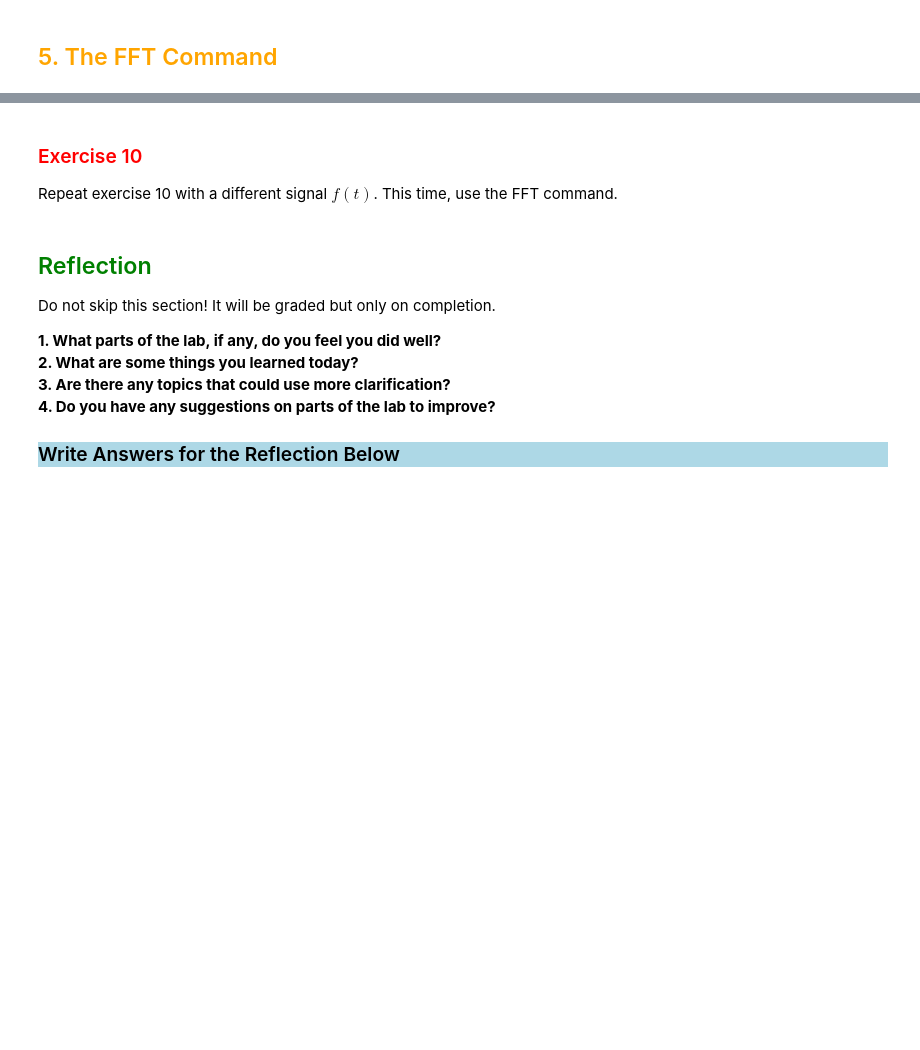
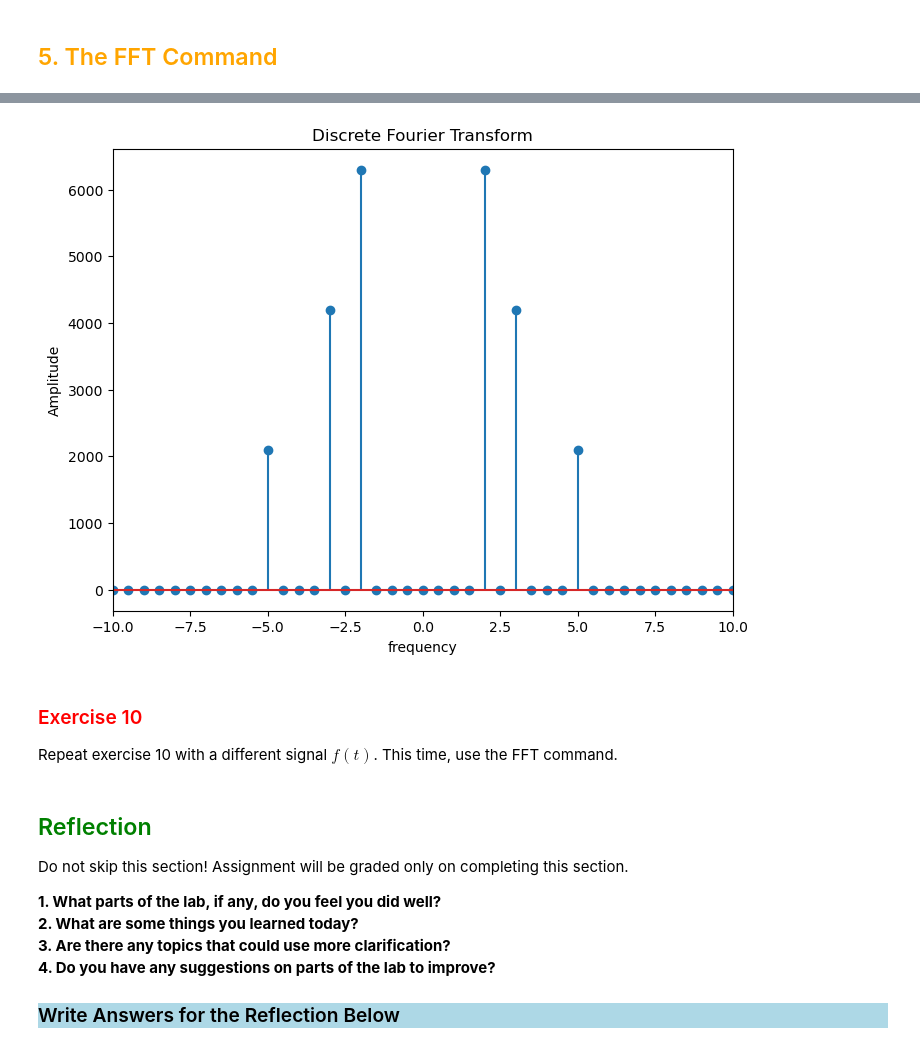
Before and after one commit to TheDataScienceLabs/DSLab_Fourier, a Jupyter notebook: book/labs/analysis/dft/dft.ipynb, the cells around one changed output, grey strips where cells are left out. Cells and saved outputs as stored; diff of their text form; code cells hidden in the pictures; blank space fills up the shorter version.

```diff
--- a/book/labs/analysis/dft/dft.ipynb
+++ b/book/labs/analysis/dft/dft.ipynb
@@ -319,10 +415,27 @@ In the previous exercise, you had to write your own function to compute a DFT. R
+# %%
+
+
+dft = np.fft.fft(waveform)
+
+num_samples = sampling_rate * duration
+xf = np.fft.fftfreq(num_samples, sampling_period)
+
+plt.figure(figsize = (8, 6))
+plt.stem(xf, np.abs(dft))
+plt.xlim(-10, 10)
+plt.title('Discrete Fourier Transform')
+plt.xlabel('frequency')
+plt.ylabel('Amplitude')
+plt.show()
+# %% [output]
+[figure, added]
 # %% [markdown]
 ### <span style="color:red"> Exercise 10 </span>
 Repeat exercise 10 with a different signal $f(t)$. This time, use the FFT command.
 # %% [markdown]
 ## <span style="color:green;"> Reflection </span>
 
-Do not skip this section! It will be graded but only on completion.
+Do not skip this section! Assignment will be graded only on completing this section.
 
 __1. What parts of the lab, if any, do you feel you did well? <br>
 2. What are some things you learned today? <br>
```
Also changed, not shown: parts of 26 cells of this notebook.
